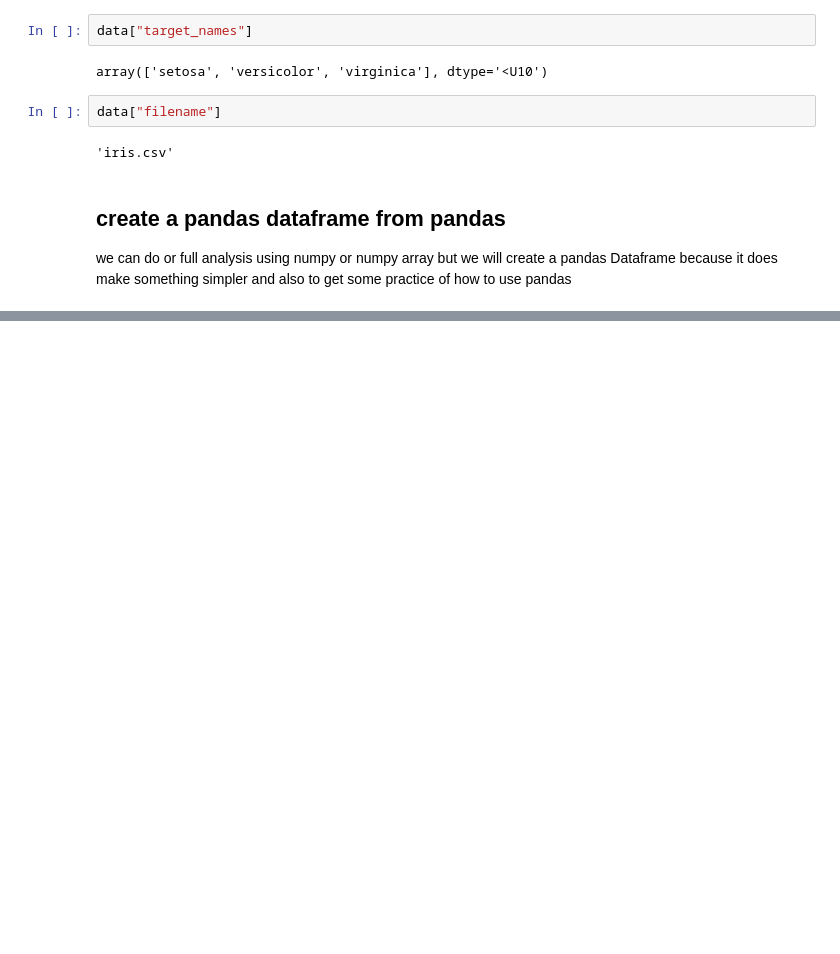
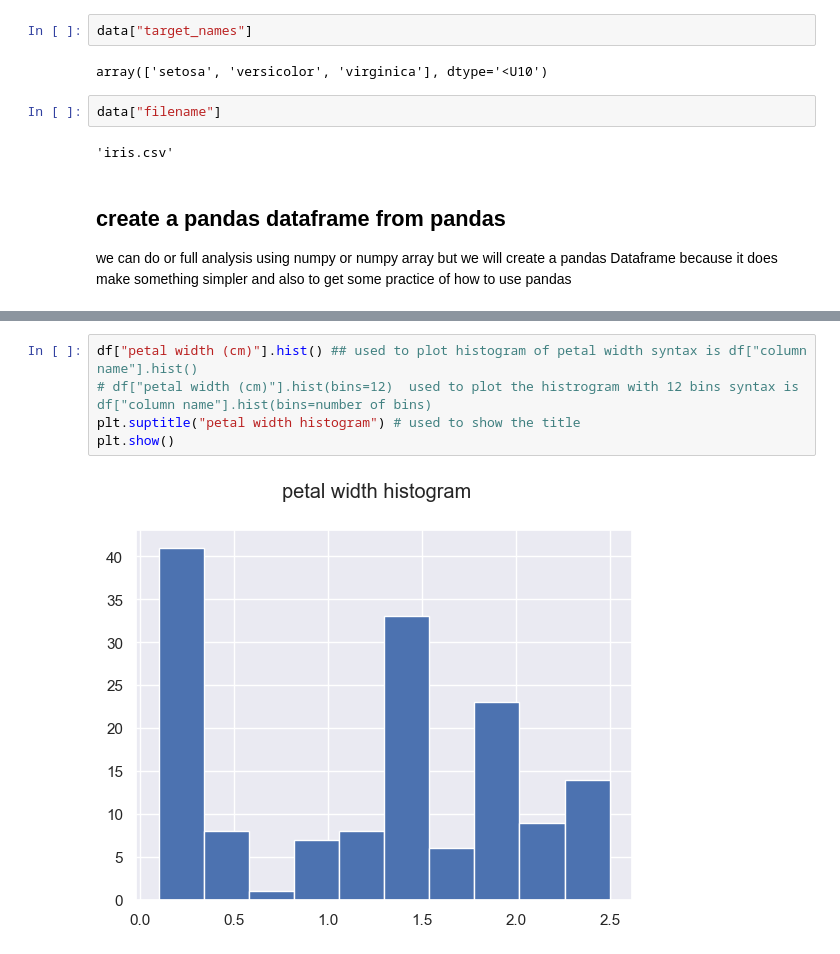
Before and after one commit to agrawalabhi881-a11y/ml-project, a Jupyter notebook: test.ipynb, the cells around one changed output, grey strips where cells are left out. Cells and saved outputs as stored; diff of their text form; blank space fills up the shorter version.

```diff
--- a/test.ipynb
+++ b/test.ipynb
@@ -100,0 +173,7 @@ we can do or full analysis using numpy or numpy array but we will create a panda
+# %%
+df["petal width (cm)"].hist() ## used to plot histogram of petal width syntax is df["column name"].hist()
+# df["petal width (cm)"].hist(bins=12)  used to plot the histrogram with 12 bins syntax is df["column name"].hist(bins=number of bins)
+plt.suptitle("petal width histogram") # used to show the title
+plt.show()
+# %% [output]
+[figure, added]
```
Also changed, not shown: parts of 22 cells of this notebook.
